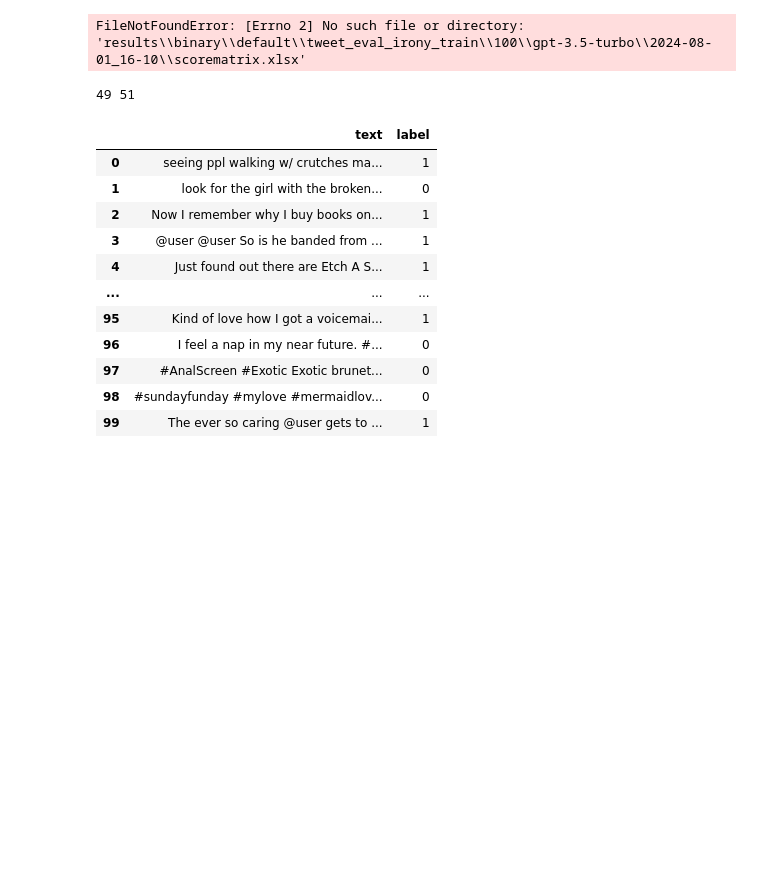
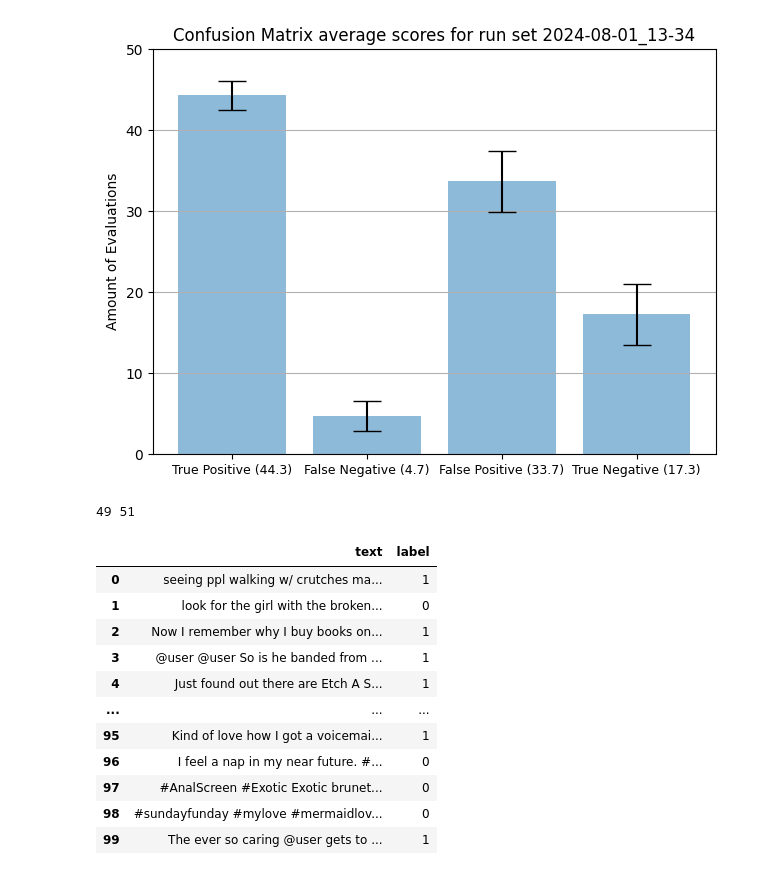
Before and after one commit to Jonas-Barth/bachelor, a Jupyter notebook: score calcs.ipynb, the cells around one changed output. Saved outputs shown, nothing was run; the diff lists cells and outputs as text; code cells hidden in the pictures; blank space fills up the shorter version.

```diff
--- a/score calcs.ipynb
+++ b/score calcs.ipynb
@@ -49,7 +49,7 @@ import matplotlib.pyplot as plt
 import numpy as np
 import os
 
-def matrixPlotValues (tp, fp, fn, tn, path, runName, runLength):
+def matrixPlotValues (tp, fp, fn, tn, path, runName):
     if not os.path.exists(path):
         os.makedirs(path)
     #tp = np.array([10, 50 ,40])
@@ -84,7 +84,7 @@ def matrixPlotValues (tp, fp, fn, tn, path, runName, runLength):
     for item in ([ax.title, ax.xaxis.label] +
              ax.get_xticklabels()):
         item.set_fontsize(9)
-    ax.set_title('Confusion Matrix scores for run set ' + runName)
+    ax.set_title('Confusion Matrix average scores for run set ' + runName)
     ax.yaxis.grid(True)
     plt.ylim(0, yLimit)
 
@@ -107,15 +109,17 @@ matrixPlotRuns(scoreTable['Accuracy'].values, scoreTable['Precision'].values, sc
 # %%
 # average confusion matrix
 import pandas as pd
 
-scoreTable = pd.read_excel("results\\binary\\default\\tweet_eval_irony_train\\100\\gpt-3.5-turbo\\2024-08-01_16-10\\scorematrix.xlsx")
+name = "2024-08-01_13-34"
+
+scoreTable = pd.read_excel("results\\binary\\default\\tweet_eval_irony_train\\100\\gpt-3.5-turbo\\" + name + "\\scorematrix.xlsx")
 scoreTable
 
-matrixPlotValues(scoreTable['tp'].values, scoreTable['fp'].values, scoreTable['fn'].values, scoreTable['tn'].values, "results\\binary\\default\\tweet_eval_irony_train\\100\\gpt-3.5-turbo\\2024-08-01_13-34", "2024-08-01_13-34", 100)
+matrixPlotValues(scoreTable['tp'].values, scoreTable['fp'].values, scoreTable['fn'].values, scoreTable['tn'].values, "results\\binary\\default\\tweet_eval_irony_train\\100\\gpt-3.5-turbo\\" + name, name)
 
 #scoreTable['Accuracy'].values
 # %% [output]
-FileNotFoundError: [Errno 2] No such file or directory: 'results\\binary\\default\\tweet_eval_irony_train\\100\\gpt-3.5-turbo\\2024-08-01_16-10\\scorematrix.xlsx'
+[figure, added]
 # %%
 # SMALL TEST CELL TO TEST DATASETS MANUALLY (pre-gpt)
 dataset = pd.read_csv("datasets\\tweet_eval_irony_train.csv")
```
Also changed, not shown: parts of 2 cells of this notebook, 24 other files.
